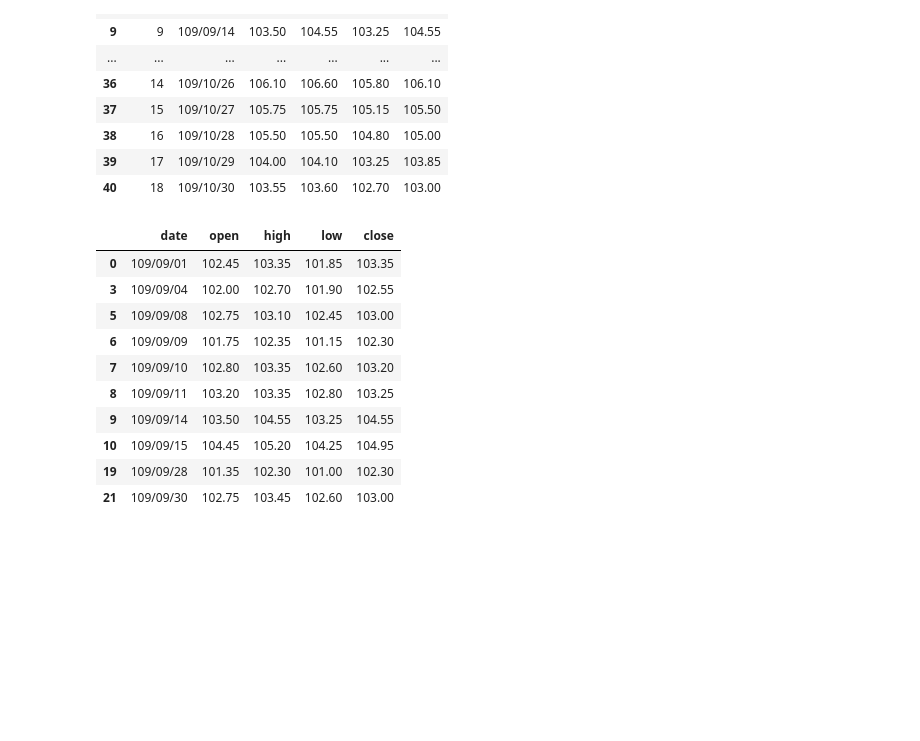
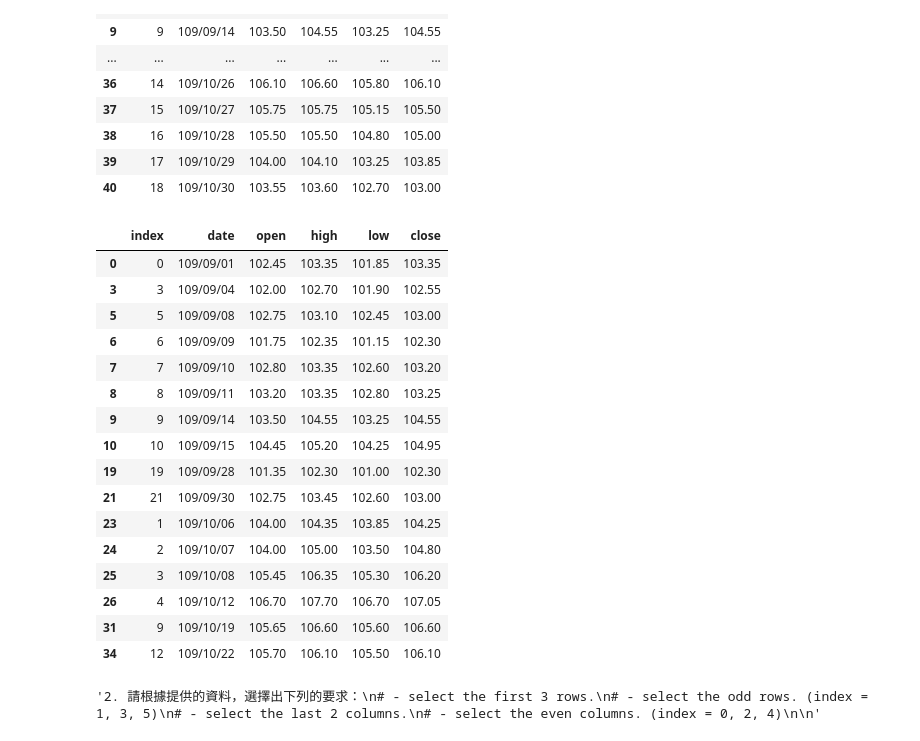
Before and after one commit to leeykuei/pyMarathon, a Jupyter notebook: homework/py_day10.ipynb, the cells around one changed output. Saved outputs shown, nothing was run; the diff lists cells and outputs as text; code cells hidden in the pictures; blank space fills up the shorter version.

```diff
--- a/homework/py_day10.ipynb
+++ b/homework/py_day10.ipynb
@@ -30,16 +41,22 @@ stock_data
 | 40 | 18 | 109/10/30 | 103.55 | 103.60 | 102.70 | 103.00 |
 # %%
 #找出open小於close的資料
-stock_data.loc[result.open < result.close]
+stock_data.loc[stock_data.open < stock_data.close]
 # %% [output]
-|  | date | open | high | low | close |
-| 0 | 109/09/01 | 102.45 | 103.35 | 101.85 | 103.35 |
-| 3 | 109/09/04 | 102.00 | 102.70 | 101.90 | 102.55 |
-| 5 | 109/09/08 | 102.75 | 103.10 | 102.45 | 103.00 |
-| 6 | 109/09/09 | 101.75 | 102.35 | 101.15 | 102.30 |
-| 7 | 109/09/10 | 102.80 | 103.35 | 102.60 | 103.20 |
-| 8 | 109/09/11 | 103.20 | 103.35 | 102.80 | 103.25 |
-| 9 | 109/09/14 | 103.50 | 104.55 | 103.25 | 104.55 |
-| 10 | 109/09/15 | 104.45 | 105.20 | 104.25 | 104.95 |
-| 19 | 109/09/28 | 101.35 | 102.30 | 101.00 | 102.30 |
-| 21 | 109/09/30 | 102.75 | 103.45 | 102.60 | 103.00 |
+|  | index | date | open | high | low | close |
+| 0 | 0 | 109/09/01 | 102.45 | 103.35 | 101.85 | 103.35 |
+| 3 | 3 | 109/09/04 | 102.00 | 102.70 | 101.90 | 102.55 |
+| 5 | 5 | 109/09/08 | 102.75 | 103.10 | 102.45 | 103.00 |
+| 6 | 6 | 109/09/09 | 101.75 | 102.35 | 101.15 | 102.30 |
+| 7 | 7 | 109/09/10 | 102.80 | 103.35 | 102.60 | 103.20 |
+| 8 | 8 | 109/09/11 | 103.20 | 103.35 | 102.80 | 103.25 |
+| 9 | 9 | 109/09/14 | 103.50 | 104.55 | 103.25 | 104.55 |
+| 10 | 10 | 109/09/15 | 104.45 | 105.20 | 104.25 | 104.95 |
+| 19 | 19 | 109/09/28 | 101.35 | 102.30 | 101.00 | 102.30 |
+| 21 | 21 | 109/09/30 | 102.75 | 103.45 | 102.60 | 103.00 |
+| 23 | 1 | 109/10/06 | 104.00 | 104.35 | 103.85 | 104.25 |
+| 24 | 2 | 109/10/07 | 104.00 | 105.00 | 103.50 | 104.80 |
+| 25 | 3 | 109/10/08 | 105.45 | 106.35 | 105.30 | 106.20 |
+| 26 | 4 | 109/10/12 | 106.70 | 107.70 | 106.70 | 107.05 |
+| 31 | 9 | 109/10/19 | 105.65 | 106.60 | 105.60 | 106.60 |
+| 34 | 12 | 109/10/22 | 105.70 | 106.10 | 105.50 | 106.10 |
@@ -45,0 +74,10 @@ stock_data.loc[result.open < result.close]
+# %%
+'''2. 請根據提供的資料，選擇出下列的要求：
+# - select the first 3 rows.
+# - select the odd rows. (index = 1, 3, 5)
+# - select the last 2 columns.
+# - select the even columns. (index = 0, 2, 4)
+
+'''
+# %% [output]
+'2. 請根據提供的資料，選擇出下列的要求：\n# - select the first 3 rows.\n# - select the odd rows. (index = 1, 3, 5)\n# - select the last 2 columns.\n# - select the even columns. (index = 0, 2, 4)\n\n'
```
Also changed, not shown: parts of 14 cells of this notebook.
